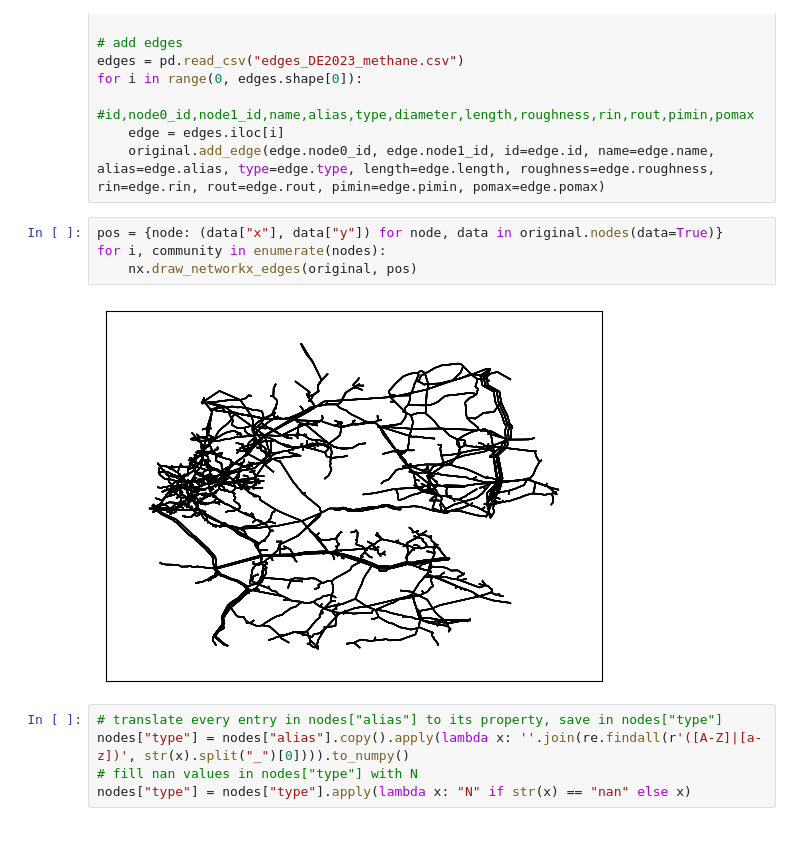
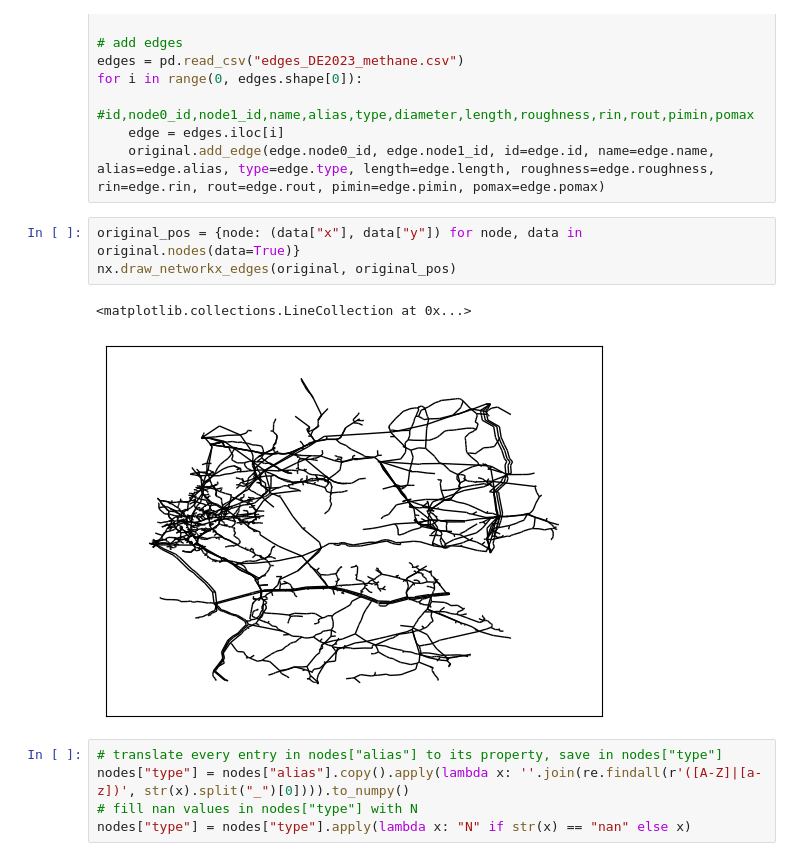
Before and after one commit to hugoschwabe/bachelor-thesis, a Jupyter notebook: benchmark.ipynb, the cells around one changed output. Cells and saved outputs as stored; diff of their text form.

Commit message:
First algo with visualizaion

```diff
--- a/benchmark.ipynb
+++ b/benchmark.ipynb
@@ -26,11 +26,11 @@ for i in range(0, edges.shape[0]):
 	edge = edges.iloc[i]
 	original.add_edge(edge.node0_id, edge.node1_id, id=edge.id, name=edge.name, alias=edge.alias, type=edge.type, length=edge.length, roughness=edge.roughness, rin=edge.rin, rout=edge.rout, pimin=edge.pimin, pomax=edge.pomax)
 # %%
-pos = {node: (data["x"], data["y"]) for node, data in original.nodes(data=True)}
-for i, community in enumerate(nodes):
-    nx.draw_networkx_edges(original, pos)
+original_pos = {node: (data["x"], data["y"]) for node, data in original.nodes(data=True)}
+nx.draw_networkx_edges(original, original_pos)
 # %% [output]
+<matplotlib.collections.LineCollection at 0x...>
-[figure, old version]
+[figure, new version]
 # %%
 # translate every entry in nodes["alias"] to its property, save in nodes["type"]
 nodes["type"] = nodes["alias"].copy().apply(lambda x: ''.join(re.findall(r'([A-Z]|[a-z])', str(x).split("_")[0]))).to_numpy()
```
Also changed, not shown: parts of 8 cells of this notebook.
